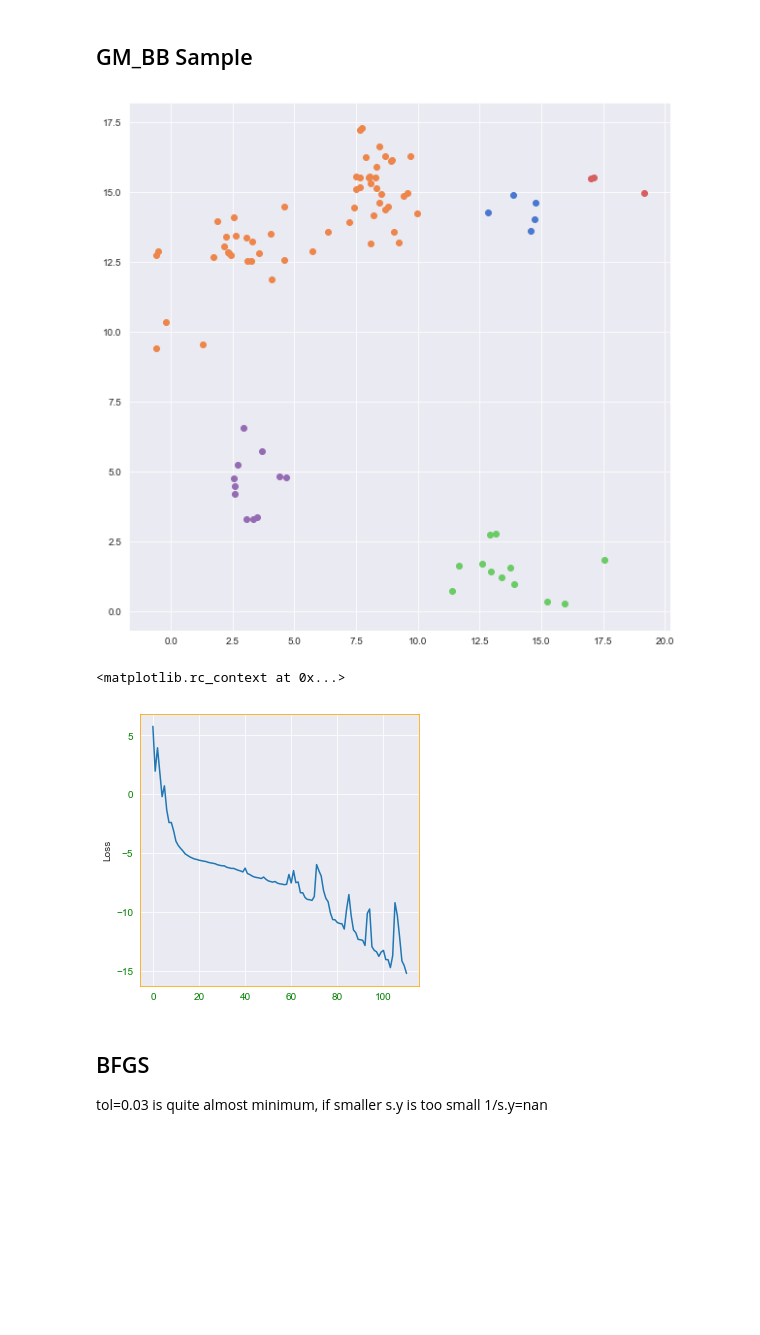
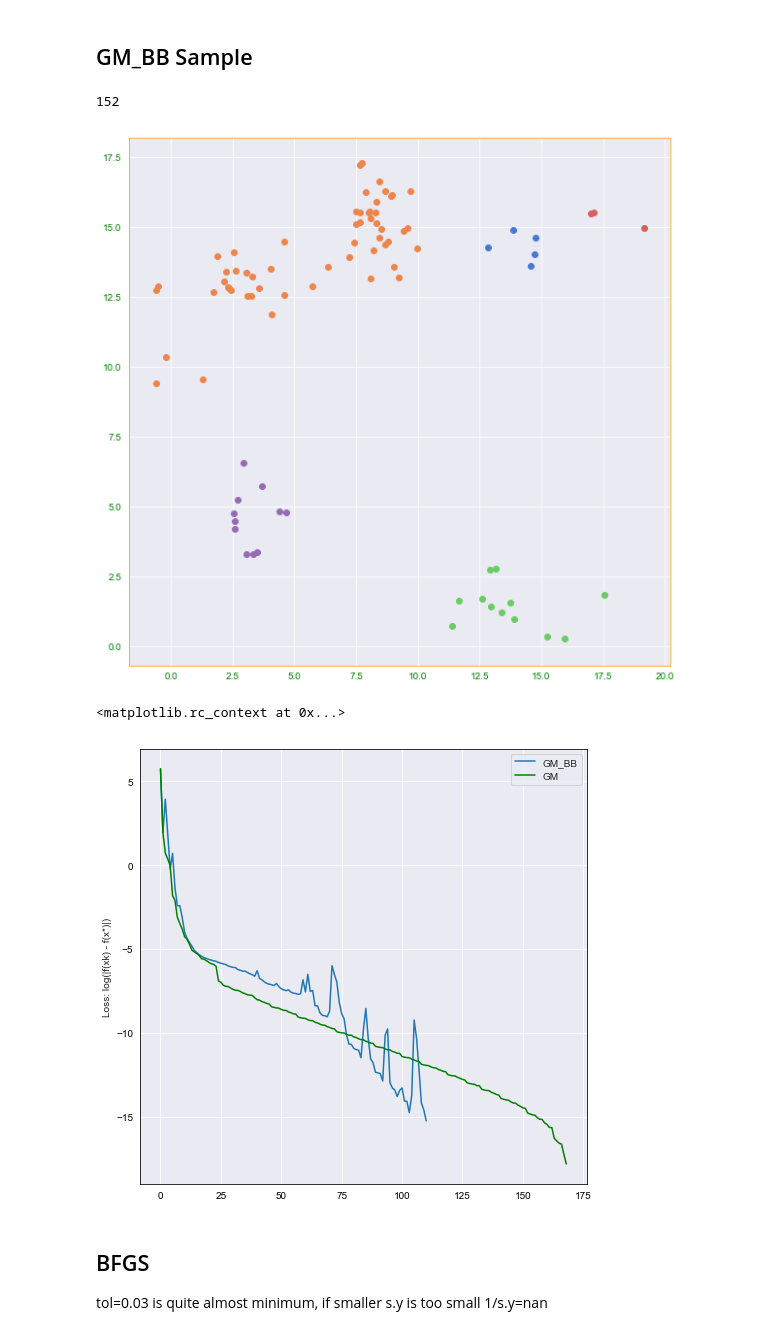
Before and after one commit to QSCTech-Sange/Optimization_Project, a Jupyter notebook: optimize.ipynb, the cells around one changed output. Saved outputs shown, nothing was run; the diff lists cells and outputs as text; code cells hidden in the pictures; blank space fills up the shorter version.

```diff
--- a/optimize.ipynb
+++ b/optimize.ipynb
@@ -67,4 +107,4 @@ lbd = 0.05
 delta = 1e-3
 func = lambda X,B: loss_func(X,points,lbd,delta,B)
 grad = lambda X,B,D: grad_hub_matrix(X,delta,points,lbd,B,D)
-ans2,GM_loss = GM(points,func,grad,0.001)
+ans2,GM_loss = GM(points,func,grad,1e-2)
@@ -93,12 +156,16 @@ lbd = 0.05
 delta = 1e-3
 func = lambda X,B: loss_func(X,points,lbd,delta,B)
 grad = lambda X,B,D: grad_hub_matrix(X,delta,points,lbd,B,D)
-ans_BB,GM_BB_loss = GM_BB(points,func,grad,0.001)
+ans_BB,GM_BB_loss = GM_BB(points,func,grad,1e-5)
+# %%
+len(GM_BB_loss)
+# %% [output]
+152
 # %%
 groups = get_group(ans_BB, tol=2)
 # %%
 plt.figure(figsize=(10,10))
 plot_res_data(points,ans_BB,groups,way='points')
 # %% [output]
-[figure, old version]
+[figure, new version]
 # %%
@@ -106,12 +173,15 @@ plt.rc_context({'axes.edgecolor':'orange', 'xtick.color':'green', 'ytick.color':
 # %% [output]
 <matplotlib.rc_context at 0x...>
 # %%
-plt.figure(figsize=(5,5))
-plt.ylabel("Loss")
-plt.plot(np.log(GM_BB_loss - GM_BB_loss[len(GM_BB_loss)-1]))
+plt.figure(figsize=(8,8))
+plt.ylabel("Loss: log(|f(xk) - f(x*)|)")
+plt.plot(np.log(GM_BB_loss - GM_BB_loss[len(GM_BB_loss)-1]),label="GM_BB")
+plt.plot(np.log(GM_loss - GM_loss[len(GM_loss)-1]),color="green",label="GM")
+plt.legend()
+plt.savefig("D:\Study\MDS\Term 1\Optimization\Final\Figure\BB_GM_Loss")
 plt.show()
 # %% [output]
-[figure, old version]
+[figure, new version]
 # %% [markdown]
 ## BFGS
 tol=0.03 is quite almost minimum, if smaller s.y is too small 1/s.y=nan
```
Also changed, not shown: parts of 26 cells of this notebook.
